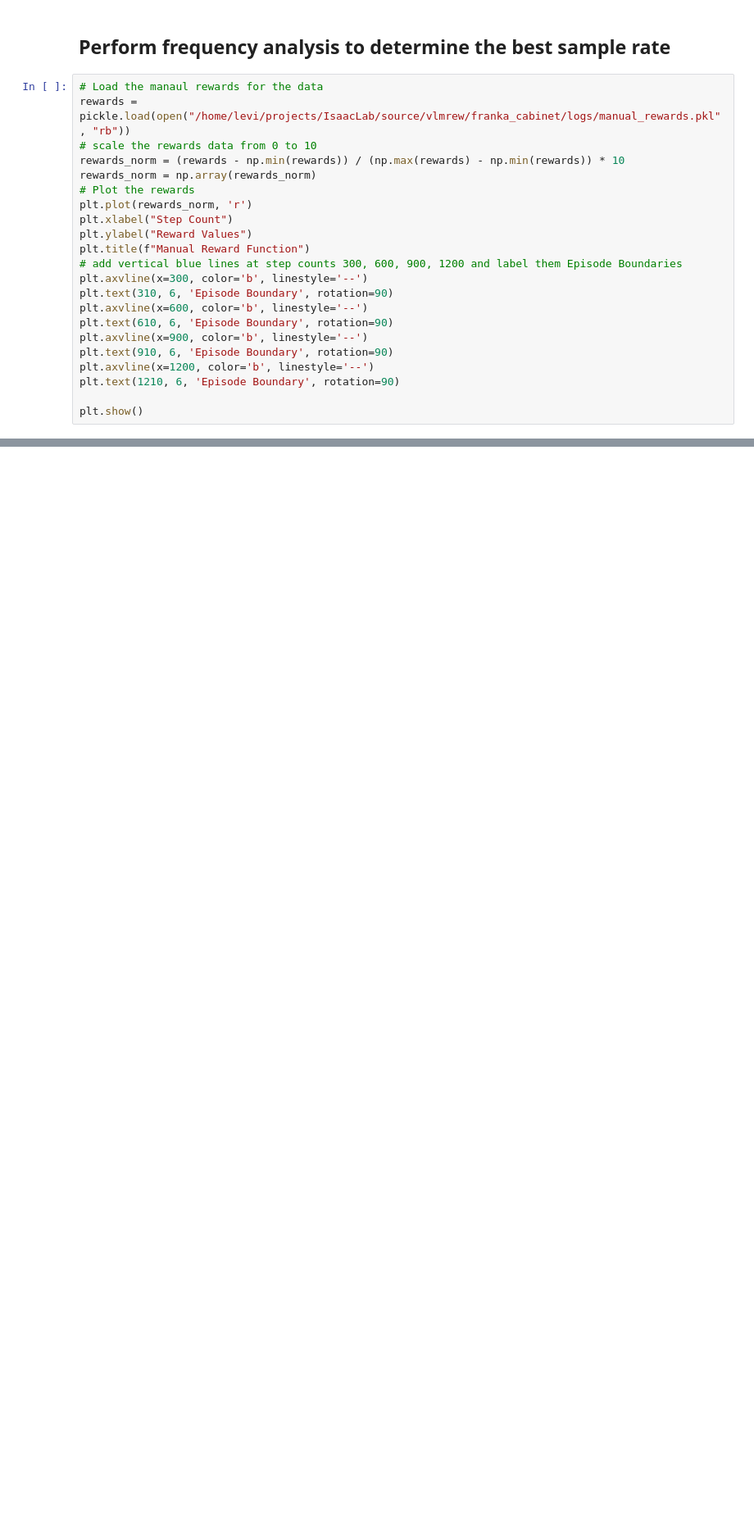
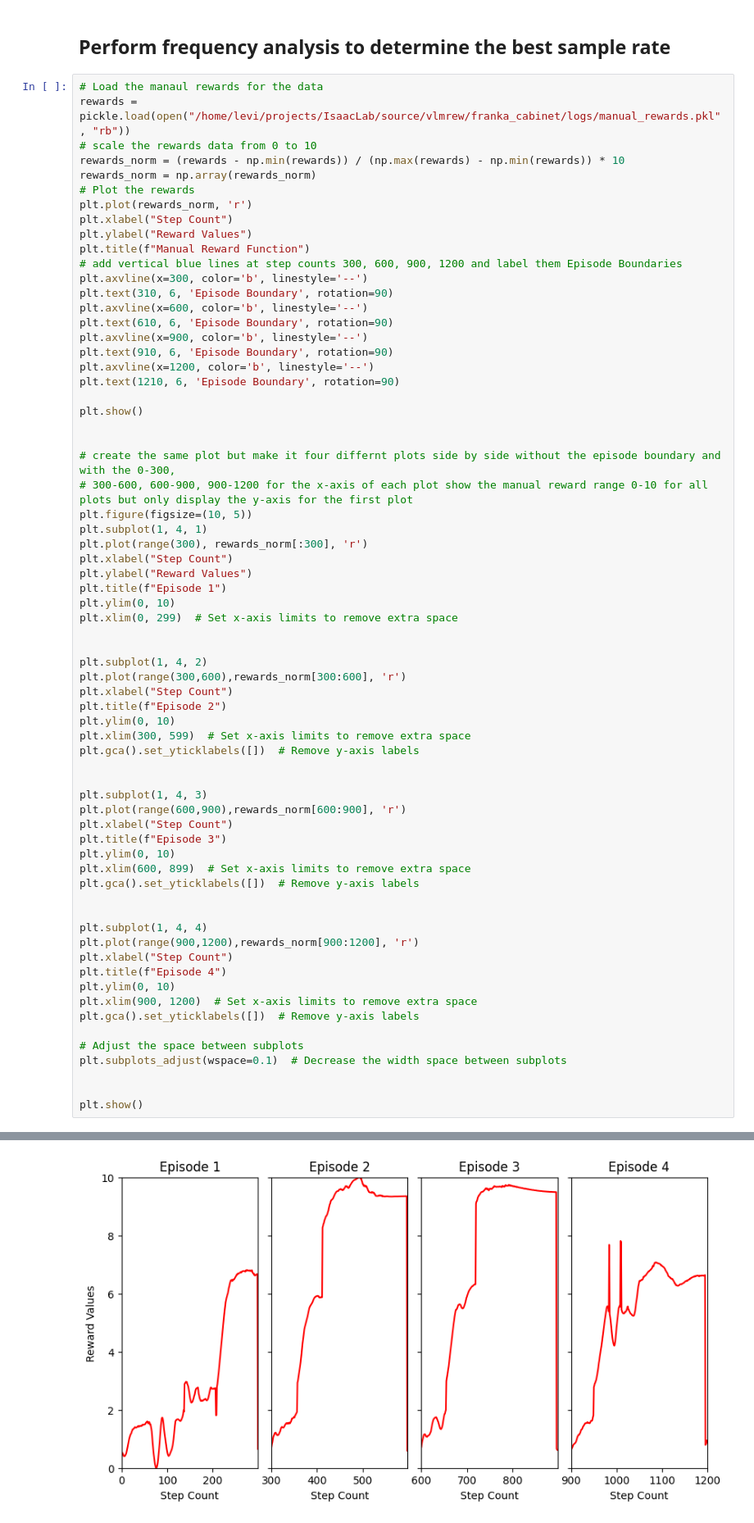
Before and after one commit to levi-kennedy/IsaacLab, a Jupyter notebook: source/vlmrew/franka_cabinet/gpt_experiments.ipynb, the cells around one changed output, grey strips where cells are left out. Shown at 82% size. Cells and saved outputs as stored; diff of their text form; blank space fills up the shorter version.

```diff
--- a/source/vlmrew/franka_cabinet/gpt_experiments.ipynb
+++ b/source/vlmrew/franka_cabinet/gpt_experiments.ipynb
@@ -566,27 +441,73 @@ plt.show()
 # %%
 # Load the manaul rewards for the data
 rewards = pickle.load(open("/home/levi/projects/IsaacLab/source/vlmrew/franka_cabinet/logs/manual_rewards.pkl", "rb"))
 # scale the rewards data from 0 to 10
 rewards_norm = (rewards - np.min(rewards)) / (np.max(rewards) - np.min(rewards)) * 10
 rewards_norm = np.array(rewards_norm)
 # Plot the rewards
 plt.plot(rewards_norm, 'r')
 plt.xlabel("Step Count")
 plt.ylabel("Reward Values")
 plt.title(f"Manual Reward Function")
 # add vertical blue lines at step counts 300, 600, 900, 1200 and label them Episode Boundaries
 plt.axvline(x=300, color='b', linestyle='--')
 plt.text(310, 6, 'Episode Boundary', rotation=90)
 plt.axvline(x=600, color='b', linestyle='--')
 plt.text(610, 6, 'Episode Boundary', rotation=90)
 plt.axvline(x=900, color='b', linestyle='--')
 plt.text(910, 6, 'Episode Boundary', rotation=90)
 plt.axvline(x=1200, color='b', linestyle='--')
 plt.text(1210, 6, 'Episode Boundary', rotation=90)
 
 plt.show()
+
+
+# create the same plot but make it four differnt plots side by side without the episode boundary and with the 0-300,
+# 300-600, 600-900, 900-1200 for the x-axis of each plot show the manual reward range 0-10 for all plots but only display the y-axis for the first plot
+plt.figure(figsize=(10, 5))
+plt.subplot(1, 4, 1)
+plt.plot(range(300), rewards_norm[:300], 'r')
+plt.xlabel("Step Count")
+plt.ylabel("Reward Values")
+plt.title(f"Episode 1")
+plt.ylim(0, 10)
+plt.xlim(0, 299)  # Set x-axis limits to remove extra space
+
+
+plt.subplot(1, 4, 2)
+plt.plot(range(300,600),rewards_norm[300:600], 'r')
+plt.xlabel("Step Count")
+plt.title(f"Episode 2")
+plt.ylim(0, 10)
+plt.xlim(300, 599)  # Set x-axis limits to remove extra space
+plt.gca().set_yticklabels([])  # Remove y-axis labels
+
+
+plt.subplot(1, 4, 3)
+plt.plot(range(600,900),rewards_norm[600:900], 'r')
+plt.xlabel("Step Count")
+plt.title(f"Episode 3")
+plt.ylim(0, 10)
+plt.xlim(600, 899)  # Set x-axis limits to remove extra space
+plt.gca().set_yticklabels([])  # Remove y-axis labels
+
+
+plt.subplot(1, 4, 4)
+plt.plot(range(900,1200),rewards_norm[900:1200], 'r')
+plt.xlabel("Step Count")
+plt.title(f"Episode 4")
+plt.ylim(0, 10)
+plt.xlim(900, 1200)  # Set x-axis limits to remove extra space
+plt.gca().set_yticklabels([])  # Remove y-axis labels
+
+# Adjust the space between subplots
+plt.subplots_adjust(wspace=0.1)  # Decrease the width space between subplots
+
+
+plt.show()
 # %% [output]
 [figure]
+[figure, added]
 # %%
 
 rewards_norm_ep1 = rewards_norm[1:300]
```
Also changed, not shown: parts of 51 cells of this notebook, 3 other files.
